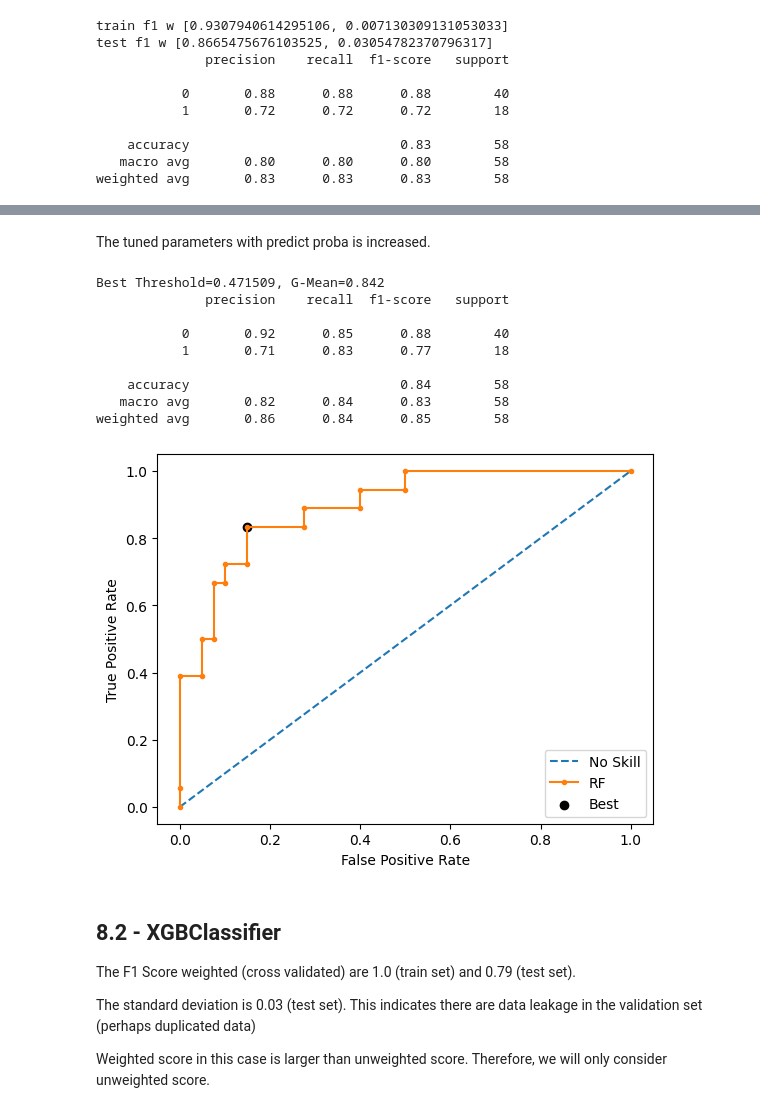
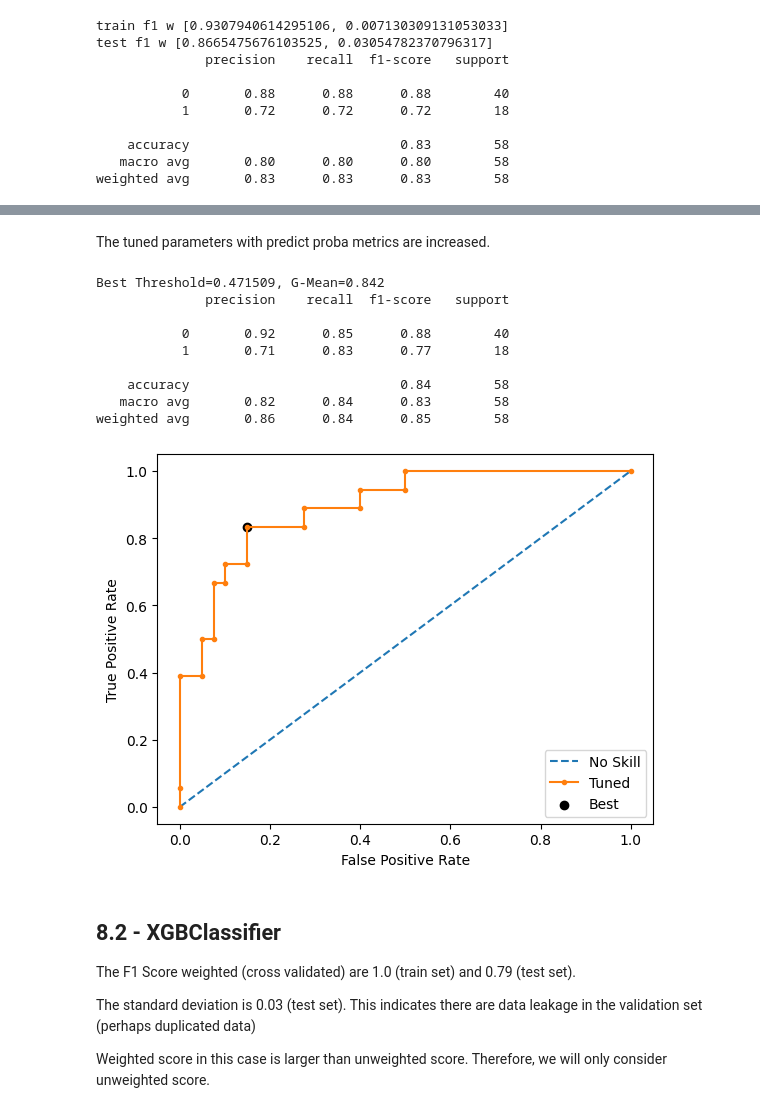
Before and after one commit to jasonrichdarmawan/p1-g3, a Jupyter notebook: h8dsft_P1G3_jason_rich_darmawan_onggo_putra.ipynb, the cells around one changed output, grey strips where cells are left out. Cells and saved outputs as stored; diff of their text form; code cells hidden in the pictures.

```diff
--- a/h8dsft_P1G3_jason_rich_darmawan_onggo_putra.ipynb
+++ b/h8dsft_P1G3_jason_rich_darmawan_onggo_putra.ipynb
@@ -829,0 +832,23 @@ weighted avg       0.83      0.83      0.83        58
+# %%
+def isolate():
+    ax = plt.gca()
+    plt.plot([0,1], [0,1], linestyle='--', label='No Skill')
+
+    for name, clf in zip(['Default', 'Tuned'], [rf_clf_default, rf_clf_tuned]):
+        y_test_proba = clf.predict_proba(X=X_test)[:,1]
+
+        fpr, tpr, thresholds = roc_curve(y_true=y_test, y_score=y_test_proba)
+        roc_auc = auc(fpr, tpr)
+        disp = RocCurveDisplay(fpr=fpr, tpr=tpr, roc_auc=roc_auc, estimator_name=name)
+        disp.plot(ax=ax)
+
+        gmeans = np.sqrt(tpr * (1-fpr))
+        ix = np.argmax(gmeans)
+        print('%s Best Threshold=%f, G-Mean=%.3f' % (name, thresholds[ix], gmeans[ix]))
+        plt.scatter(fpr[ix], tpr[ix], marker='o', color='black')
+
+    plt.legend()
+
+    plt.show()
+
+isolate()
@@ -830,2 +859,2 @@ weighted avg       0.83      0.83      0.83        58
 # %% [markdown]
-The tuned parameters with predict proba is increased.
+The tuned parameters with predict proba metrics are increased.
@@ -835,36 +862,36 @@ RandomForestClassifier().set
 def isolate():
     y_test_proba = rf_clf_tuned.predict_proba(X=X_test)[:,1]
 
-    fpr, tpr, thresholds = roc_curve(y_test, y_test_proba)
+    fpr, tpr, thresholds = roc_curve(y_true=y_test, y_score=y_test_proba)
 
     gmeans = np.sqrt(tpr * (1-fpr))
     ix = np.argmax(gmeans)
     print('Best Threshold=%f, G-Mean=%.3f' % (thresholds[ix], gmeans[ix]))
 
     plt.plot([0,1], [0,1], linestyle='--', label='No Skill')
-    plt.plot(fpr, tpr, marker='.', label='RF')
+    plt.plot(fpr, tpr, marker='.', label='Tuned')
     plt.scatter(fpr[ix], tpr[ix], marker='o', color='black', label='Best')
     plt.xlabel('False Positive Rate')
     plt.ylabel('True Positive Rate')
     plt.legend()
     plt.plot()
 
     y_test_pred = (y_test_proba >= 0.471509).astype(int)
 
     print(classification_report(y_true=y_test, y_pred=y_test_pred))
 
 isolate()
 # %% [output]
 Best Threshold=0.471509, G-Mean=0.842
               precision    recall  f1-score   support
 
            0       0.92      0.85      0.88        40
            1       0.71      0.83      0.77        18
 
     accuracy                           0.84        58
    macro avg       0.82      0.84      0.83        58
 weighted avg       0.86      0.84      0.85        58
-[figure, old version]
+[figure, new version]
 # %% [markdown]
 ## 8.2 - XGBClassifier
 
```
Also changed, not shown: parts of 14 cells of this notebook.
